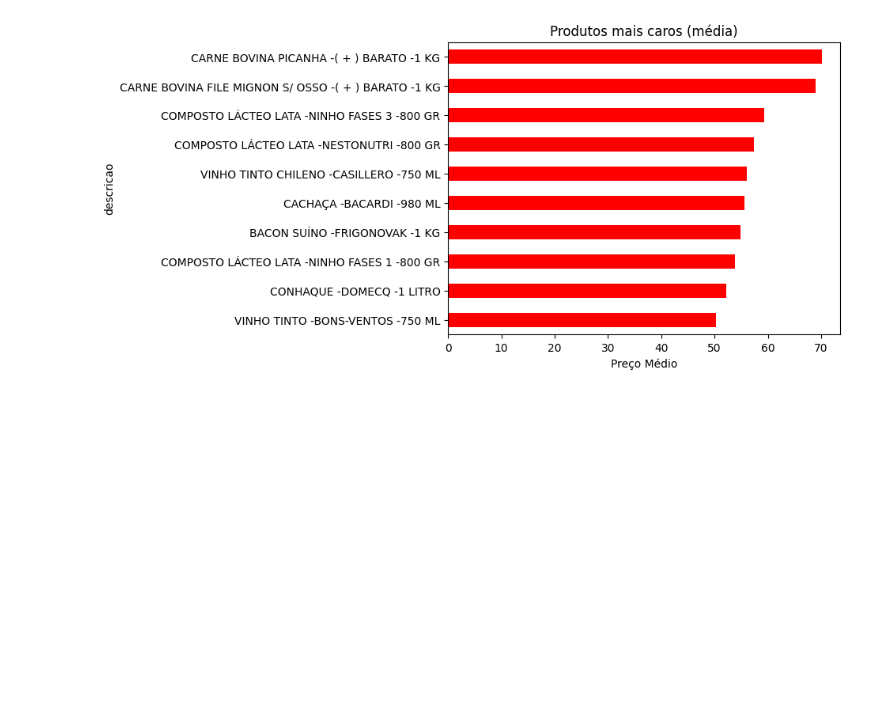
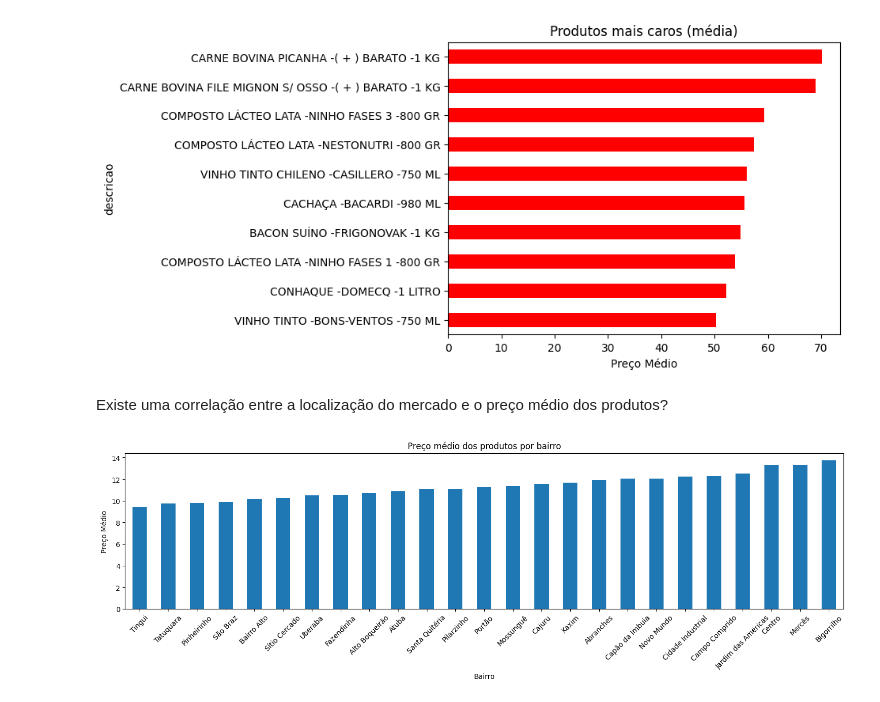
Before and after one commit to brenorodrigues77/analise_de_vendas, a Jupyter notebook: analise_dos_dados.ipynb, the cells around one changed output. Drawn from its saved outputs; the diff is of its cells as text; code cells hidden in the pictures; blank space fills up the shorter version.

```diff
--- a/analise_dos_dados.ipynb
+++ b/analise_dos_dados.ipynb
@@ -206,3 +206,17 @@ plt.show()
 # %% [output]
 [figure]
 [figure]
+# %% [markdown]
+Existe uma correlação entre a localização do mercado e o preço médio dos produtos?
+# %%
+preco_bairro = df.groupby("bairro")["preco_regular"].mean().sort_values()
+plt.figure(figsize=(15, 5))
+preco_bairro.plot(kind='bar')
+plt.ylabel('Preço Médio')
+plt.xlabel('Bairro')
+plt.title('Preço médio dos produtos por bairro')
+plt.xticks(rotation=45)
+plt.tight_layout()
+plt.show()
+# %% [output]
+[figure, added]
```
Also changed, not shown: parts of 4 cells of this notebook.
